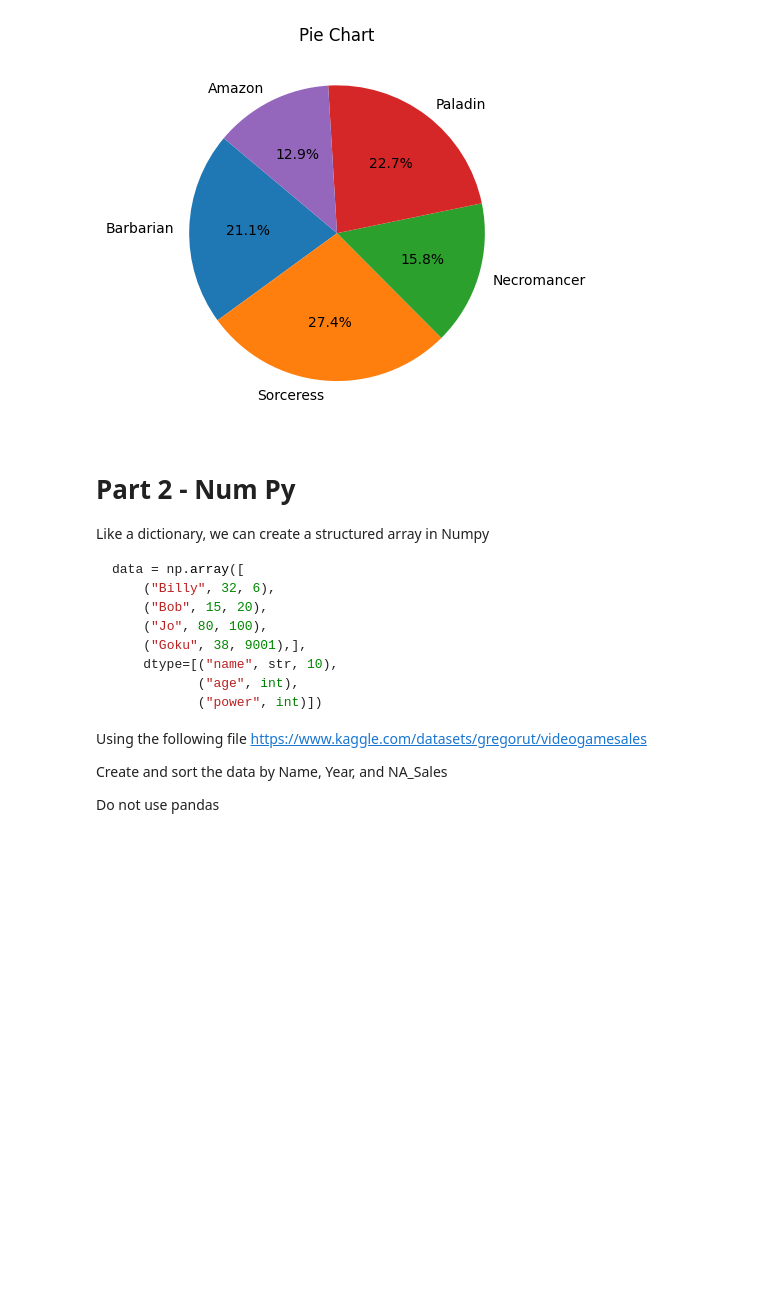
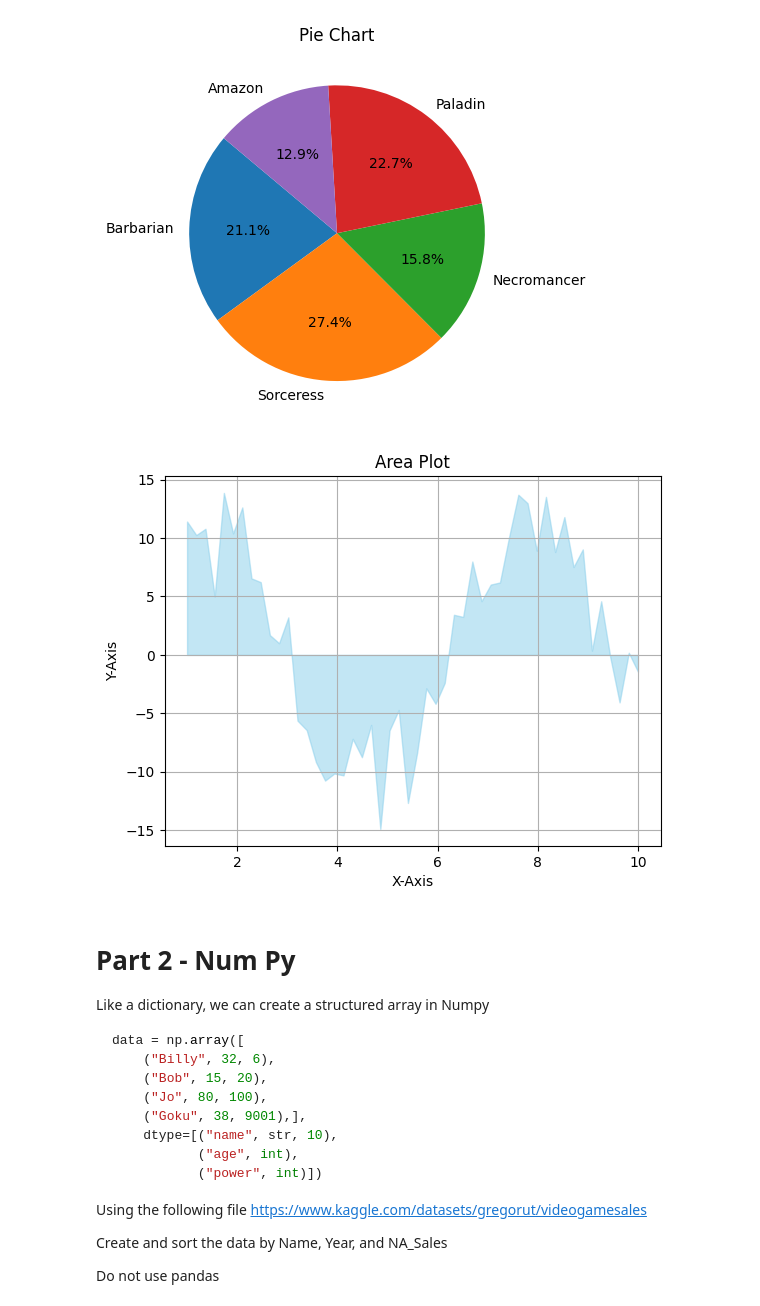
Before and after one commit to ETE4990-S25/homeworkfolder-Jayden-gif-dev, a Jupyter notebook: Homework/Homework_05/Homework05- MatPlot_NumPy.ipynb, the cells around one changed output. Cells and saved outputs as stored; diff of their text form; code cells hidden in the pictures; blank space fills up the shorter version.

Commit message:
Done area plot

```diff
--- a/Homework/Homework_05/Homework05- MatPlot_NumPy.ipynb
+++ b/Homework/Homework_05/Homework05- MatPlot_NumPy.ipynb
@@ -63,6 +63,15 @@ plt.show()
 [figure]
 # %%
 # Area Plot
+plt.figure()
+plt.fill_between(x, y, color='skyblue', alpha=0.5)
+plt.title('Area Plot')
+plt.xlabel('X-Axis')
+plt.ylabel('Y-Axis')
+plt.grid(True)
+plt.show()
+# %% [output]
+[figure, added]
 # %%
 # 3d Plot - Bar Plot
 # %% [markdown]
```
